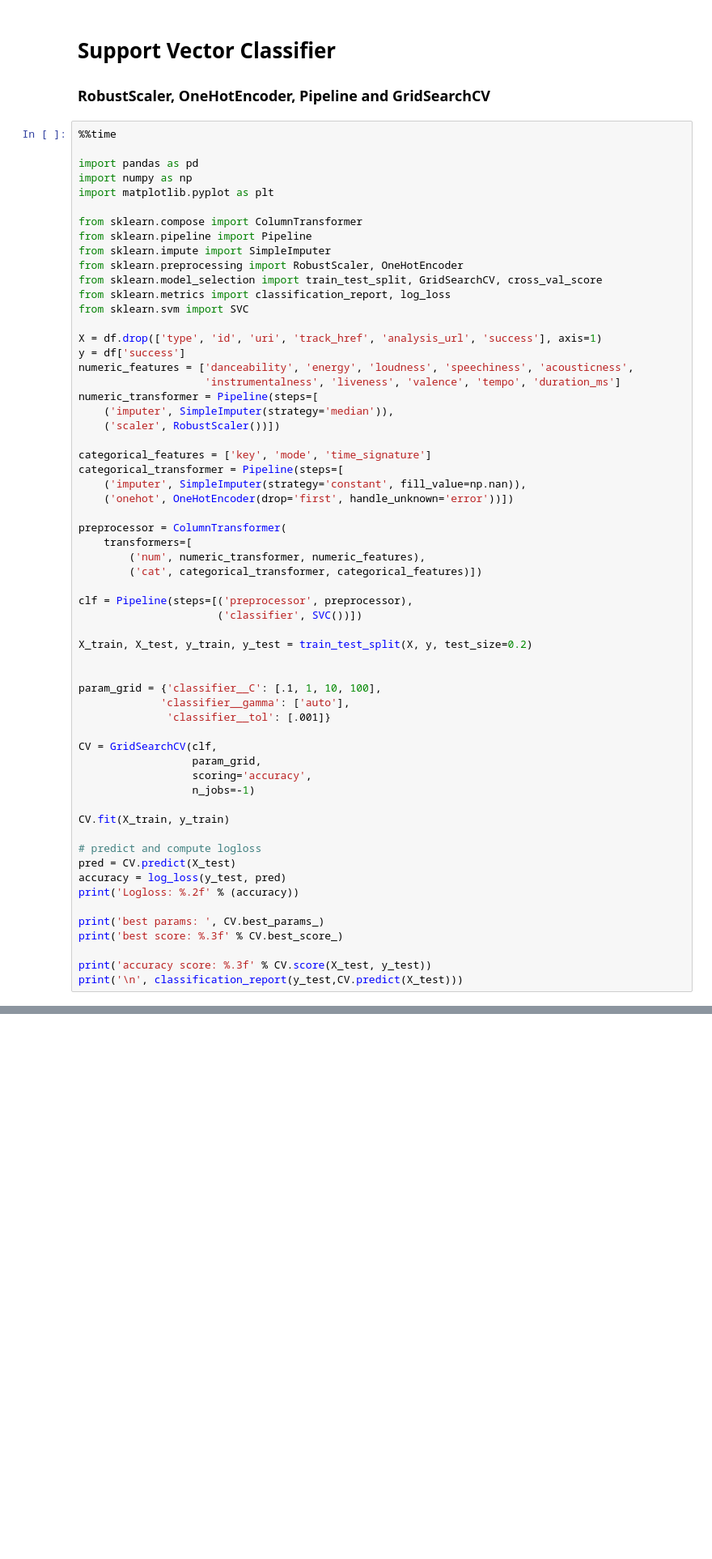
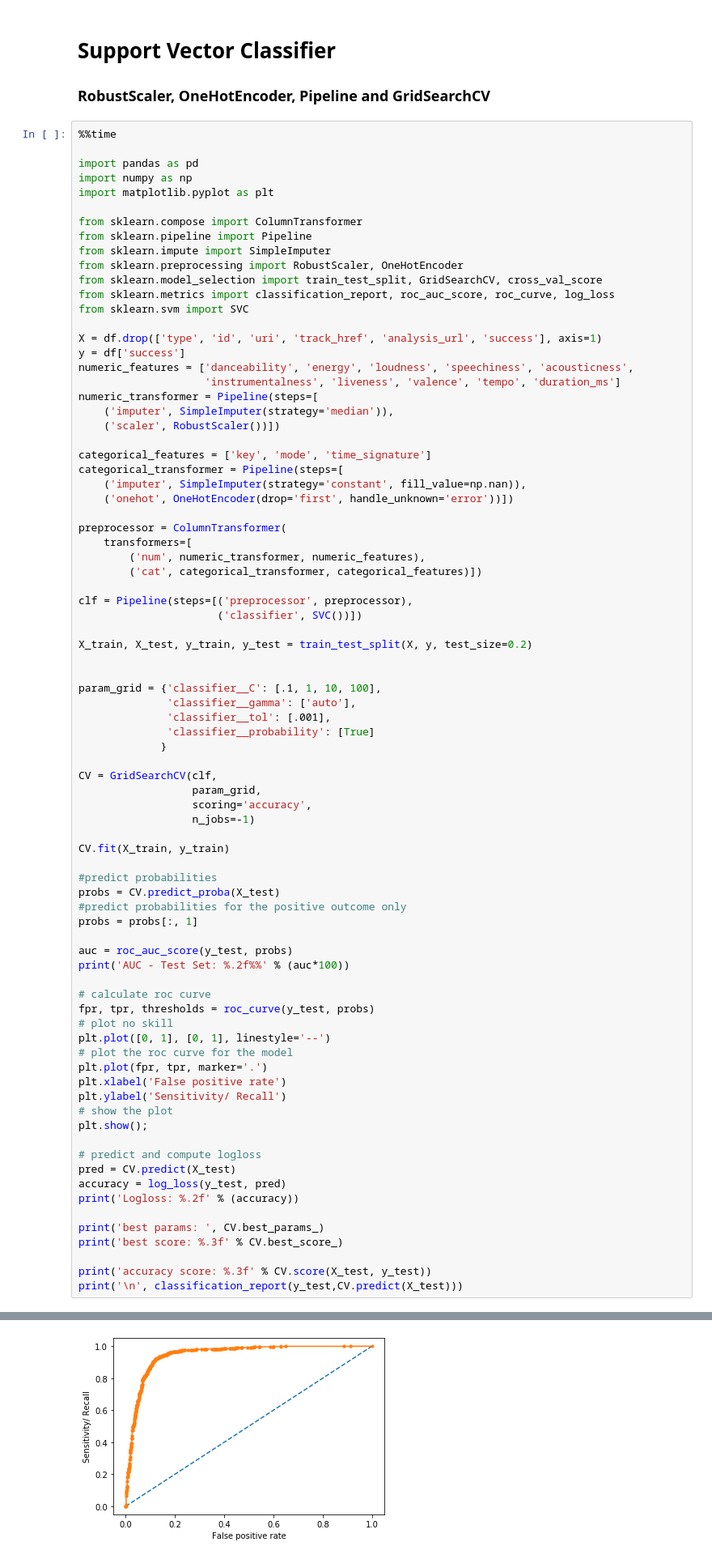
Before and after one commit to daniel-isidro/hot_n_pop_song_machine, a Jupyter notebook: modeling/modeling.ipynb, the cells around one changed output, grey strips where cells are left out. Shown: that part at 81% size. Saved outputs shown, nothing was run; the diff lists cells and outputs as text; blank space fills up the shorter version.

Commit message:
added ROC curves to SVC

```diff
--- a/modeling/modeling.ipynb
+++ b/modeling/modeling.ipynb
@@ -713,7 +713,7 @@ from sklearn.pipeline import Pipeline
 from sklearn.impute import SimpleImputer
 from sklearn.preprocessing import RobustScaler, OneHotEncoder
 from sklearn.model_selection import train_test_split, GridSearchCV, cross_val_score
-from sklearn.metrics import classification_report, log_loss
+from sklearn.metrics import classification_report, roc_auc_score, roc_curve, log_loss
 from sklearn.svm import SVC
 
 X = df.drop(['type', 'id', 'uri', 'track_href', 'analysis_url', 'success'], axis=1)
@@ -741,8 +741,10 @@ X_train, X_test, y_train, y_test = train_test_split(X, y, test_size=0.2)
 
 
 param_grid = {'classifier__C': [.1, 1, 10, 100],
-             'classifier__gamma': ['auto'],
-              'classifier__tol': [.001]}
+              'classifier__gamma': ['auto'],
+              'classifier__tol': [.001],
+              'classifier__probability': [True]
+             }
 
 CV = GridSearchCV(clf,
                   param_grid,
@@ -750,6 +752,25 @@ CV = GridSearchCV(clf,
                   n_jobs=-1)
 
 CV.fit(X_train, y_train)
+
+#predict probabilities
+probs = CV.predict_proba(X_test)
+#predict probabilities for the positive outcome only
+probs = probs[:, 1]
+
+auc = roc_auc_score(y_test, probs)
+print('AUC - Test Set: %.2f%%' % (auc*100))
+
+# calculate roc curve
+fpr, tpr, thresholds = roc_curve(y_test, probs)
+# plot no skill
+plt.plot([0, 1], [0, 1], linestyle='--')
+# plot the roc curve for the model
+plt.plot(fpr, tpr, marker='.')
+plt.xlabel('False positive rate')
+plt.ylabel('Sensitivity/ Recall')
+# show the plot
+plt.show();
 
 # predict and compute logloss
 pred = CV.predict(X_test)
@@ -780,0 +787 @@ Wall time: 18.9 s
+[figure, added]
```
Also changed, not shown: parts of 1 cell of this notebook, 1 other file.
